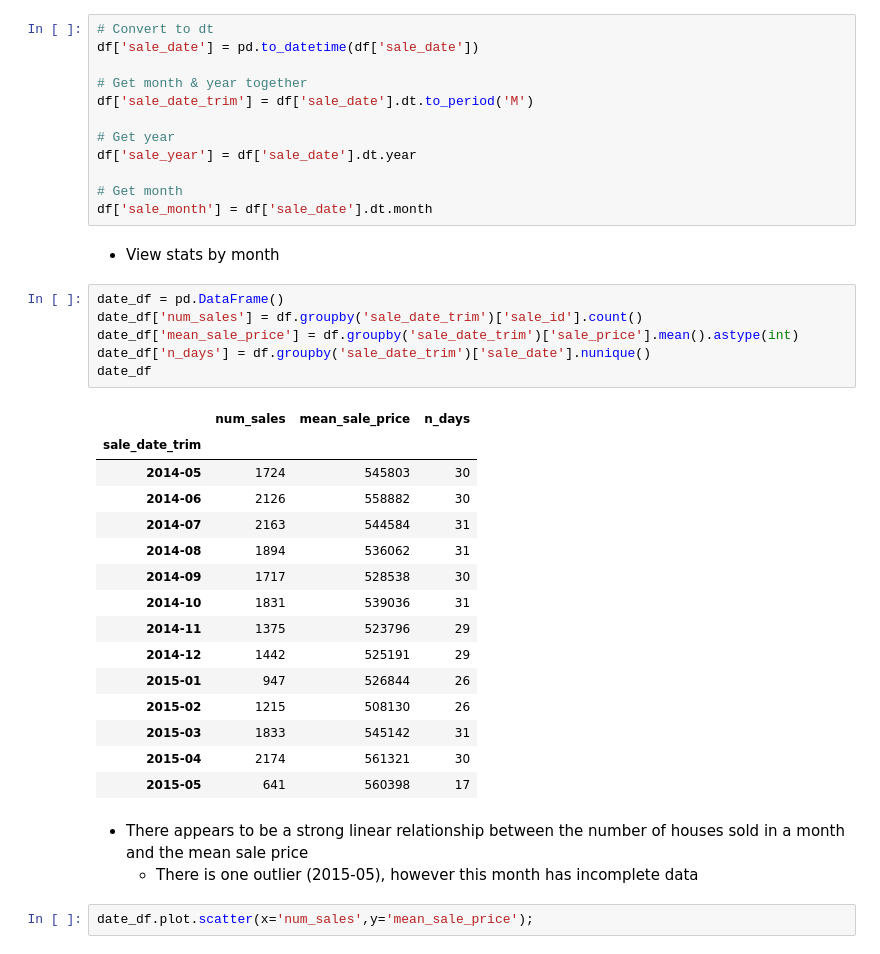
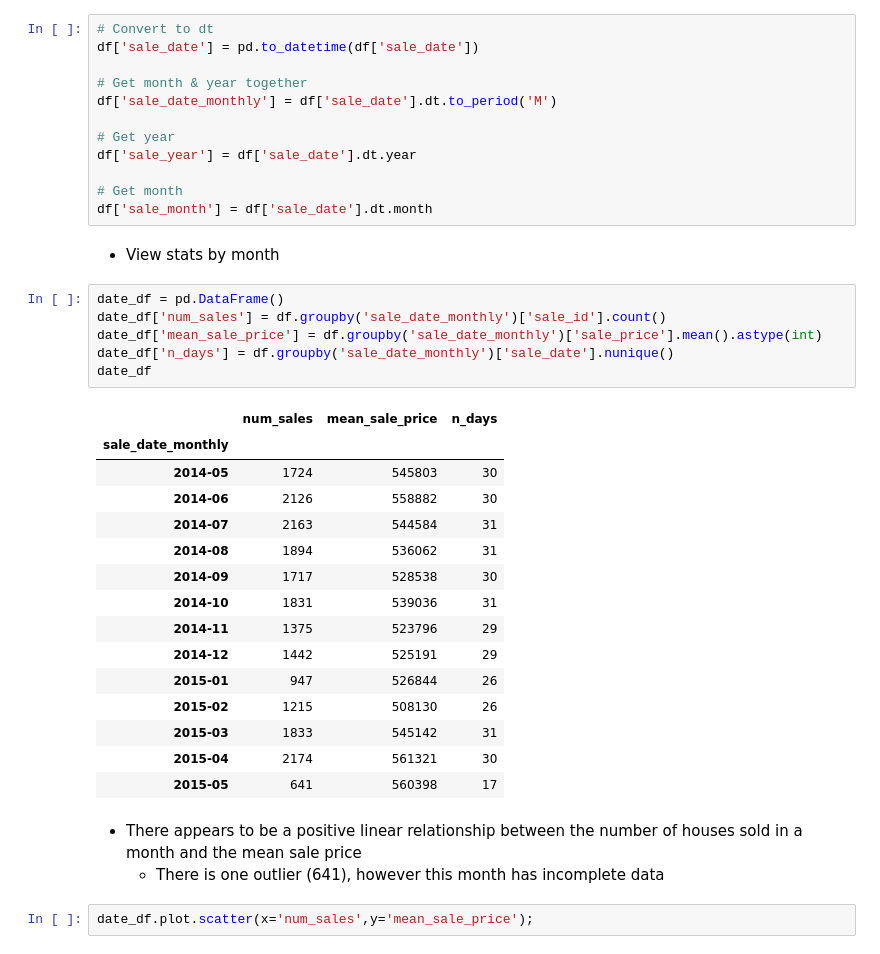
Before and after one commit to johnodonnell123/Personal_Projects, a Jupyter notebook: Housing_Price_Prediction/housing_price_pred.ipynb, the cells around one changed output. Saved outputs shown, nothing was run; the diff lists cells and outputs as text.

Commit message:
Finished data cleaning and EDA. Need to handle multicollinearity and log transforms

```diff
--- a/Housing_Price_Prediction/housing_price_pred.ipynb
+++ b/Housing_Price_Prediction/housing_price_pred.ipynb
@@ -202,7 +202,7 @@ hist_box(df['sale_price'],
 df['sale_date'] = pd.to_datetime(df['sale_date'])
 
 # Get month & year together
-df['sale_date_trim'] = df['sale_date'].dt.to_period('M')
+df['sale_date_monthly'] = df['sale_date'].dt.to_period('M')
 
 # Get year
 df['sale_year'] = df['sale_date'].dt.year
@@ -213,13 +213,13 @@ df['sale_month'] = df['sale_date'].dt.month
 - View stats by month
 # %%
 date_df = pd.DataFrame()
-date_df['num_sales'] = df.groupby('sale_date_trim')['sale_id'].count()
-date_df['mean_sale_price'] = df.groupby('sale_date_trim')['sale_price'].mean().astype(int)
-date_df['n_days'] = df.groupby('sale_date_trim')['sale_date'].nunique()
+date_df['num_sales'] = df.groupby('sale_date_monthly')['sale_id'].count()
+date_df['mean_sale_price'] = df.groupby('sale_date_monthly')['sale_price'].mean().astype(int)
+date_df['n_days'] = df.groupby('sale_date_monthly')['sale_date'].nunique()
 date_df
 # %% [output]
 |  | num_sales | mean_sale_price | n_days |
-| sale_date_trim |  |  |  |
+| sale_date_monthly |  |  |  |
 | 2014-05 | 1724 | 545803 | 30 |
 | 2014-06 | 2126 | 558882 | 30 |
 | 2014-07 | 2163 | 544584 | 31 |
@@ -234,8 +234,8 @@ date_df
 | 2015-04 | 2174 | 561321 | 30 |
 | 2015-05 | 641 | 560398 | 17 |
 # %% [markdown]
-- There appears to be a strong linear relationship between the number of houses sold in a month and the mean sale price
-    - There is one outlier (2015-05), however this month has incomplete data
+- There appears to be a positive linear relationship between the number of houses sold in a month and the mean sale price
+    - There is one outlier (641), however this month has incomplete data
 # %%
 date_df.plot.scatter(x='num_sales',y='mean_sale_price');
 # %% [output]
```
Also changed, not shown: parts of 71 cells of this notebook.
